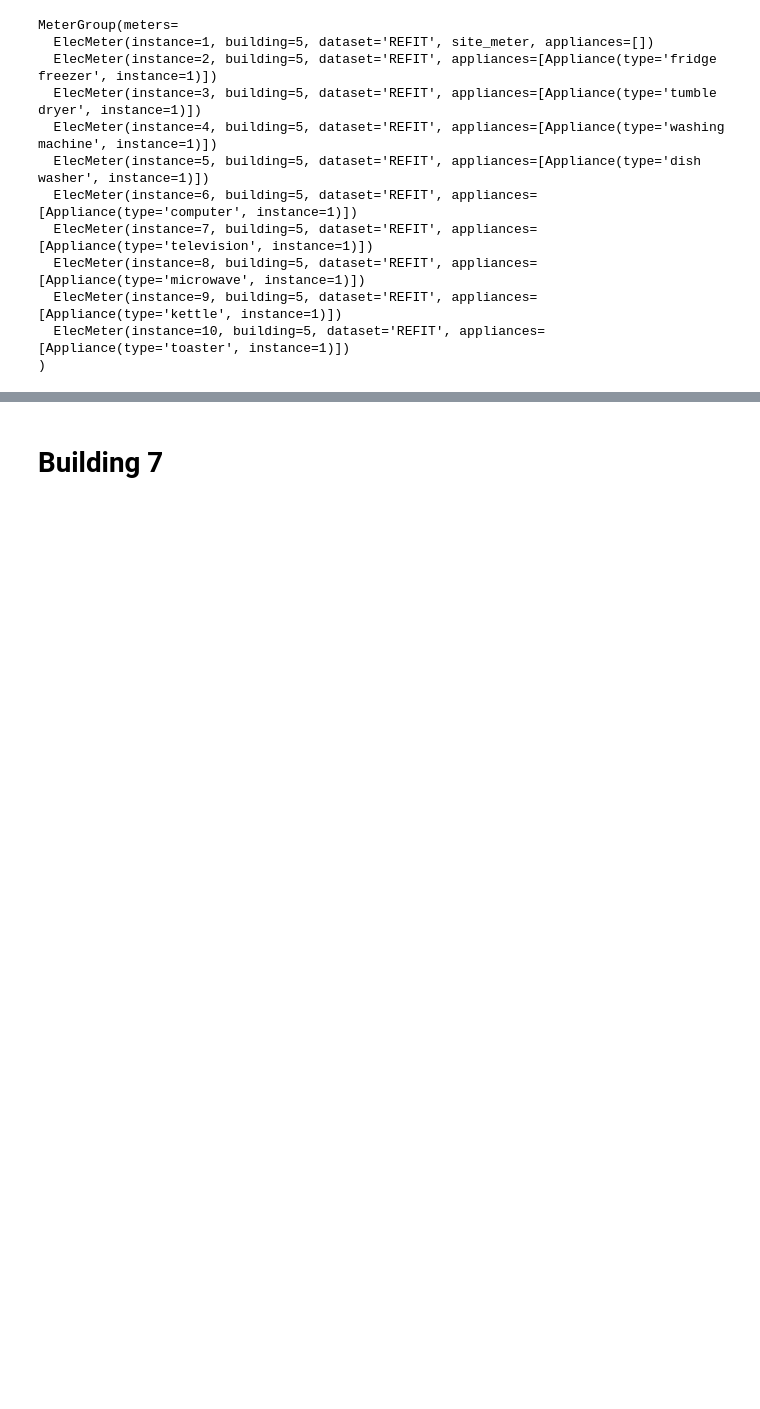
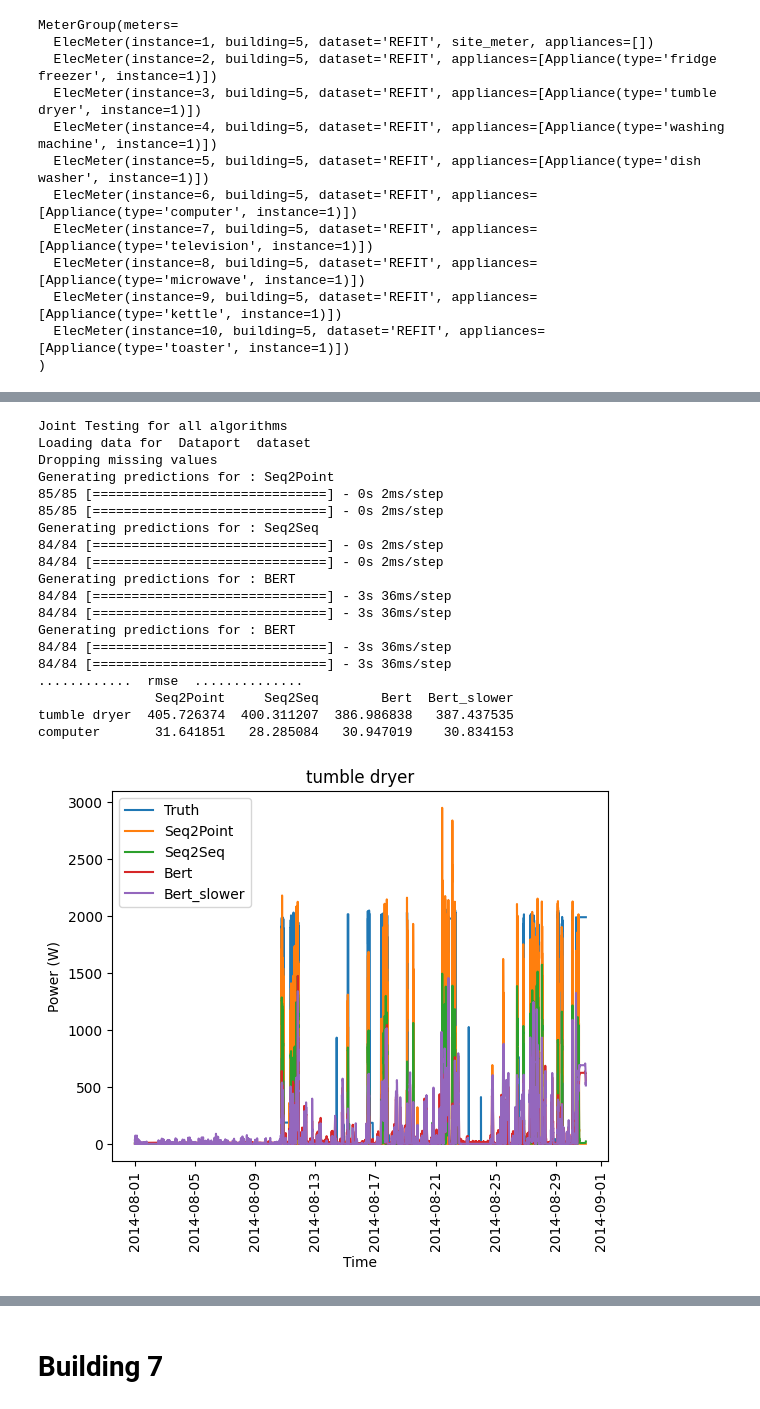
Before and after one commit to johannesgl4d0s/case_study, a Jupyter notebook: CaseStudy1_ml.ipynb, the cells around one changed output, grey strips where cells are left out. Cells and saved outputs as stored; diff of their text form; code cells hidden in the pictures; blank space fills up the shorter version.

Commit message:
finished ml training

```diff
--- a/CaseStudy1_ml.ipynb
+++ b/CaseStudy1_ml.ipynb
@@ -426,6 +453,10 @@ This code is copied verbatim from the nitlmk-contrib repo
 https://github.com/nilmtk/nilmtk-contrib/blob/master/nilmtk_contrib/disaggregate/seq2seq.py
 
 LICENCE: Apache License 2.0
+
+-- Changes made: --
+* Added learning rate parameter, updated optimizer in model.compile()
+
 """
 
 from collections import OrderedDict
@@ -462,6 +493,7 @@ class Seq2Seq(Disaggregator):
         if self.sequence_length%2==0:
             print ("Sequence length should be odd!")
             raise (SequenceLengthError)
+        self.learning_rate = 0.001    # added
 
     def partial_fit(self, train_main, train_appliances, do_preprocessing=True, current_epoch=0, **load_kwargs):
         print("...............Seq2Seq partial_fit running...............")
@@ -571,7 +603,7 @@ class Seq2Seq(Disaggregator):
         model.add(Dense(1024, activation='relu'))
         model.add(Dropout(.2))
         model.add(Dense(self.sequence_length))
-        model.compile(loss='mse', optimizer='adam')
+        model.compile(loss='mse', optimizer=tf.keras.optimizers.Adam(self.learning_rate))  # changed
 
         return model
 
@@ -643,6 +675,10 @@ This code is copied verbatim from the nitlmk-contrib repo
 https://github.com/nilmtk/nilmtk-contrib/blob/master/nilmtk_contrib/disaggregate/seq2point.py
 
 LICENCE: Apache License 2.0
+
+-- Changes made: --
+* Added learning rate parameter, updated optimizer in model.compile()
+
 """
 
 from collections import OrderedDict
@@ -680,6 +716,7 @@ class Seq2Point(Disaggregator):
         if self.sequence_length%2==0:
             print ("Sequence length should be odd!")
             raise (SequenceLengthError)
+        self.learning_rate = 0.001    # added
 
     def partial_fit(self, train_main, train_appliances, do_preprocessing=True, current_epoch=0, **load_kwargs):
         # If no appliance wise parameters are provided, then copmute them using the first chunk
@@ -769,7 +806,7 @@ class Seq2Point(Disaggregator):
         model.add(Dense(1024, activation='relu'))
         model.add(Dropout(.2))
         model.add(Dense(1))
-        model.compile(loss='mse', optimizer='adam')  # ,metrics=[self.mse])
+        model.compile(loss='mse', optimizer=tf.keras.optimizers.Adam(self.learning_rate))  # ,metrics=[self.mse])
         return model
 
     def call_preprocessing(self, mains_lst, submeters_lst, method):
@@ -918,7 +955,9 @@ building5_param = {
   "appliances": [ "tumble dryer", "computer" ],
   "methods": {"Seq2Point": Seq2Point({"n_epochs": 20}),
               "Seq2Seq": Seq2Seq({"n_epochs": 20}),
-              "Bert": BERT({"n_epochs": 20})},
+              "Bert": BERT({"n_epochs": 10}),
+              "Bert_slower": BERT({"n_epochs": 10, "learning_rate": 0.0005})
+              },
   "display_predictions": True,
   "train": {
     "datasets": {
@@ -948,13 +987,3 @@ building5_param = {
         "metrics":["rmse"]
     }
   }
-# %%
-if Path(f"{data_path}/building5.pkl").exists():
-    # Load the model and skip the training
-    with open(f"{data_path}/building5.pkl", "rb") as f:
-        building5_mod = pickle.load(f)
-else:
-    # Train the model, save to pickle file
-    building5_mod = API(building5_param)
-    with open(f"{data_path}/building5.pkl", "wb") as f:
-        pickle.dump(building5_mod, f)
@@ -979,0 +990,32 @@ computer       35.358060   29.406929   29.883031
+# %%
+if Path(f"{data_path}/building5.joblib").exists() == False:
+    building5_mod = API(building5_param)
+    results = {
+        "pred_overall": building5_mod.pred_overall,
+        "errors": building5_mod.errors,
+        "test_mains": building5_mod.test_mains,
+        "test_submeters": building5_mod.test_submeters
+    }
+    with open(f"{data_path}/building5.joblib", "wb") as f:
+        joblib.dump(results, f)
+# %% [output]
+Joint Testing for all algorithms
+Loading data for  Dataport  dataset
+Dropping missing values
+Generating predictions for : Seq2Point
+85/85 [==============================] - 0s 2ms/step
+85/85 [==============================] - 0s 2ms/step
+Generating predictions for : Seq2Seq
+84/84 [==============================] - 0s 2ms/step
+84/84 [==============================] - 0s 2ms/step
+Generating predictions for : BERT
+84/84 [==============================] - 3s 36ms/step
+84/84 [==============================] - 3s 36ms/step
+Generating predictions for : BERT
+84/84 [==============================] - 3s 36ms/step
+84/84 [==============================] - 3s 36ms/step
+............  rmse  ..............
+               Seq2Point     Seq2Seq        Bert  Bert_slower
+tumble dryer  405.726374  400.311207  386.986838   387.437535
+computer       31.641851   28.285084   30.947019    30.834153
+[figure, added]
```
Also changed, not shown: parts of 20 cells of this notebook, 4 other files.
